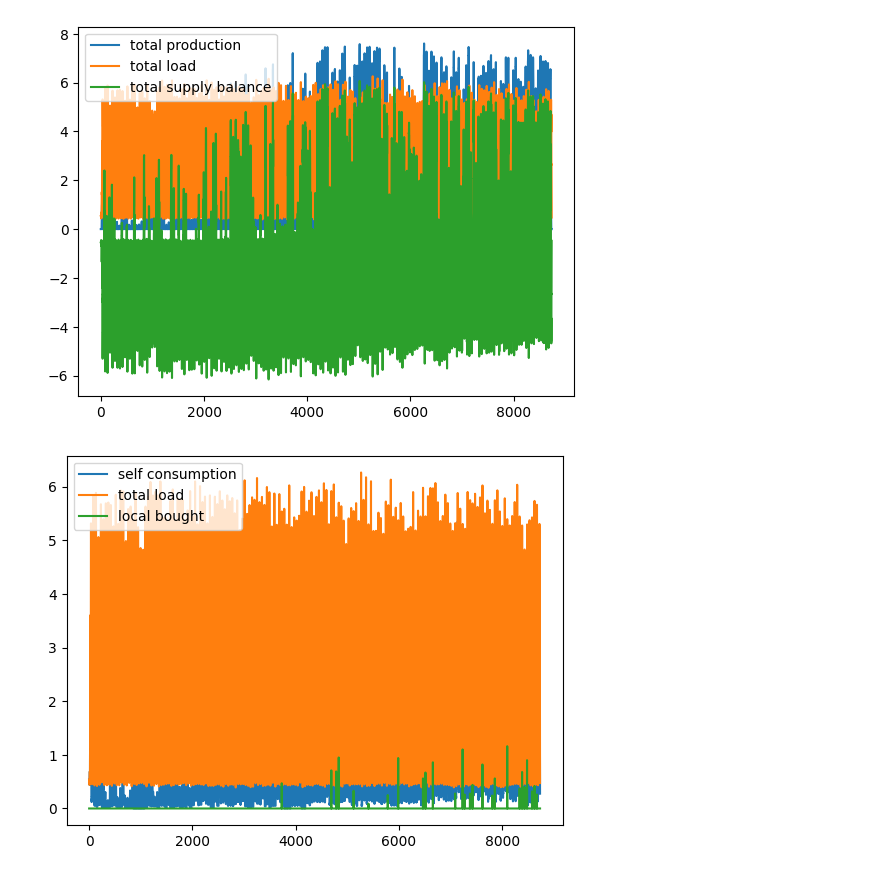
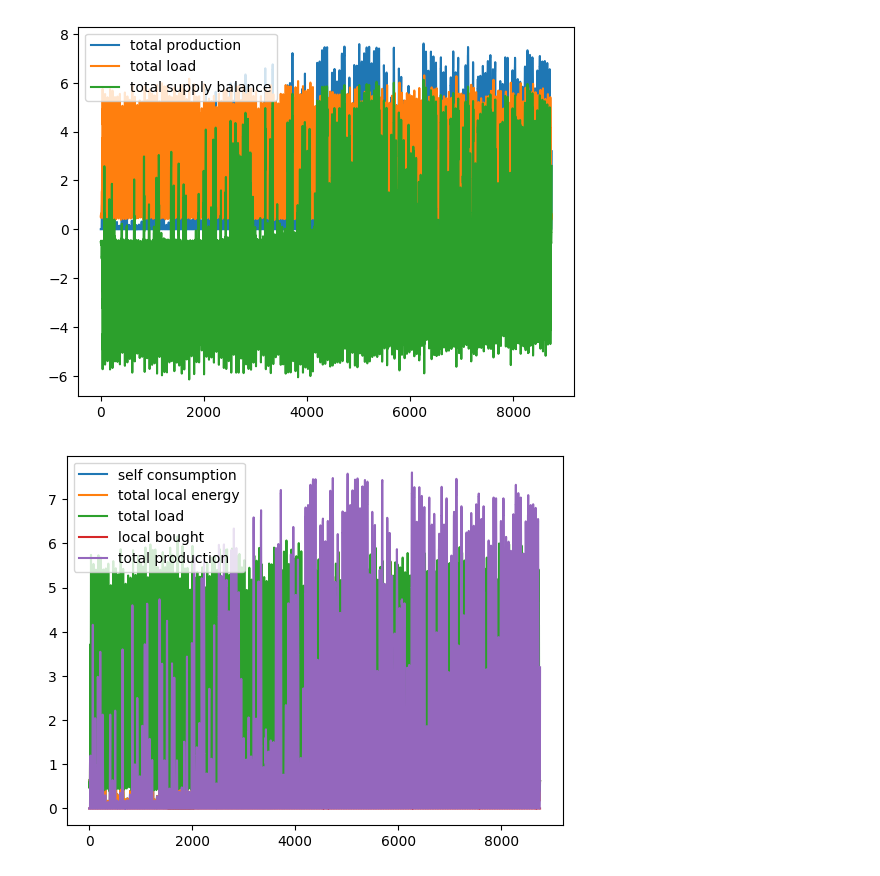
Before and after one commit to antonhlenander/CommunityFlex, a Jupyter notebook: logpros.ipynb, the cells around one changed output. Cells and saved outputs as stored; diff of their text form; code cells hidden in the pictures.

```diff
--- a/logpros.ipynb
+++ b/logpros.ipynb
@@ -7,6 +7,7 @@ import numpy as np
 file_path = '/Users/antonlenander/git/CommunityFlex/log.json'
 
 new_metrics = {}
+messages = []
 
 
 # Open and read the log.json file
@@ -16,18 +17,19 @@ with open(file_path, 'r') as file:
     for step in log_data.get('steps', []):
         #print(step)
         metrics = step.get('metrics', {})
+        messages.append(step.get('messages'))
         if isinstance(metrics, dict):
             for key, value in metrics.items():
                 if key not in new_metrics:
                     new_metrics[key] = []
                 new_metrics[key].append(value)
 
-agent = 'H5'
+agent = 'H3'
 
 #start = 336*4*6
 #end = 336*4*7 - (336*3)
 start = 0
-end = 48*182
+end = 8750
 
 current_load = new_metrics[f'{agent}/current_load']
 current_prod = new_metrics[f'{agent}/current_prod']
@@ -39,8 +41,11 @@ total_load = new_metrics['env/total_load']
 total_prod = new_metrics['env/total_prod']
 total_charge = new_metrics['env/total_charge']
 total_supply = new_metrics['env/total_supply']
+
+
 total_self_consumption = new_metrics['env/self_consumption']
-total_local_bought = new_metrics['env/current_local_bought']
+total_local_bought = new_metrics['env/current_local_bought'][1:]
+
 total_avail_energy = new_metrics['env/total_avail_energy']
 total_surplus_energy = new_metrics['env/total_surplus_energy']
 total_net_loss = new_metrics['env/total_loss']
@@ -60,14 +65,15 @@ total_self_consumption = total_self_consumption[start:end]
 total_local_bought = total_local_bought[start:end]
 total_avail_energy = total_avail_energy[start:end]
 total_surplus_energy = total_surplus_energy[start:end]
+messages = messages[start:end]
 
 print(sum(current_prod))
 print(sum(current_load))
 
-# plt.plot(current_load, label='load')
-# plt.plot(current_prod, label='production')
-# plt.plot(current_supply, label='supply balance')
-# #plt.plot(current_charge, label='battery charge')
+#plt.plot(current_load, label='load')
+#plt.plot(current_prod, label='production')
+#plt.plot(current_supply, label='supply balance')
+#plt.plot(current_charge, label='battery charge')
 plt.plot(net_loss, label='net loss')
 
 plt.legend()
@@ -81,19 +89,20 @@ plt.plot(total_supply, label='total supply balance')
 plt.legend()
 plt.show()
 # %% [output]
-[figure, old version]
+[figure, new version]
 # %%
 total_E_local = np.add(total_local_bought, total_self_consumption)
 
 plt.plot(total_self_consumption, label='self consumption')
-# plt.plot(total_E_local, label='local energy')
+plt.plot(total_E_local, label='total local energy')
 plt.plot(total_load, label='total load')
 plt.plot(total_local_bought, label='local bought')
+plt.plot(total_prod, label='total production')
 # plt.plot(np.divide(net_loss, 150))
 plt.legend()
 plt.show()
 # %% [output]
-[figure, old version]
+[figure, new version]
 # %%
 plt.plot(total_surplus_energy, label='total surplus energy')
 plt.plot(total_avail_energy, label='total available energy')
```
Also changed, not shown: parts of 5 cells of this notebook, 5 other files.
